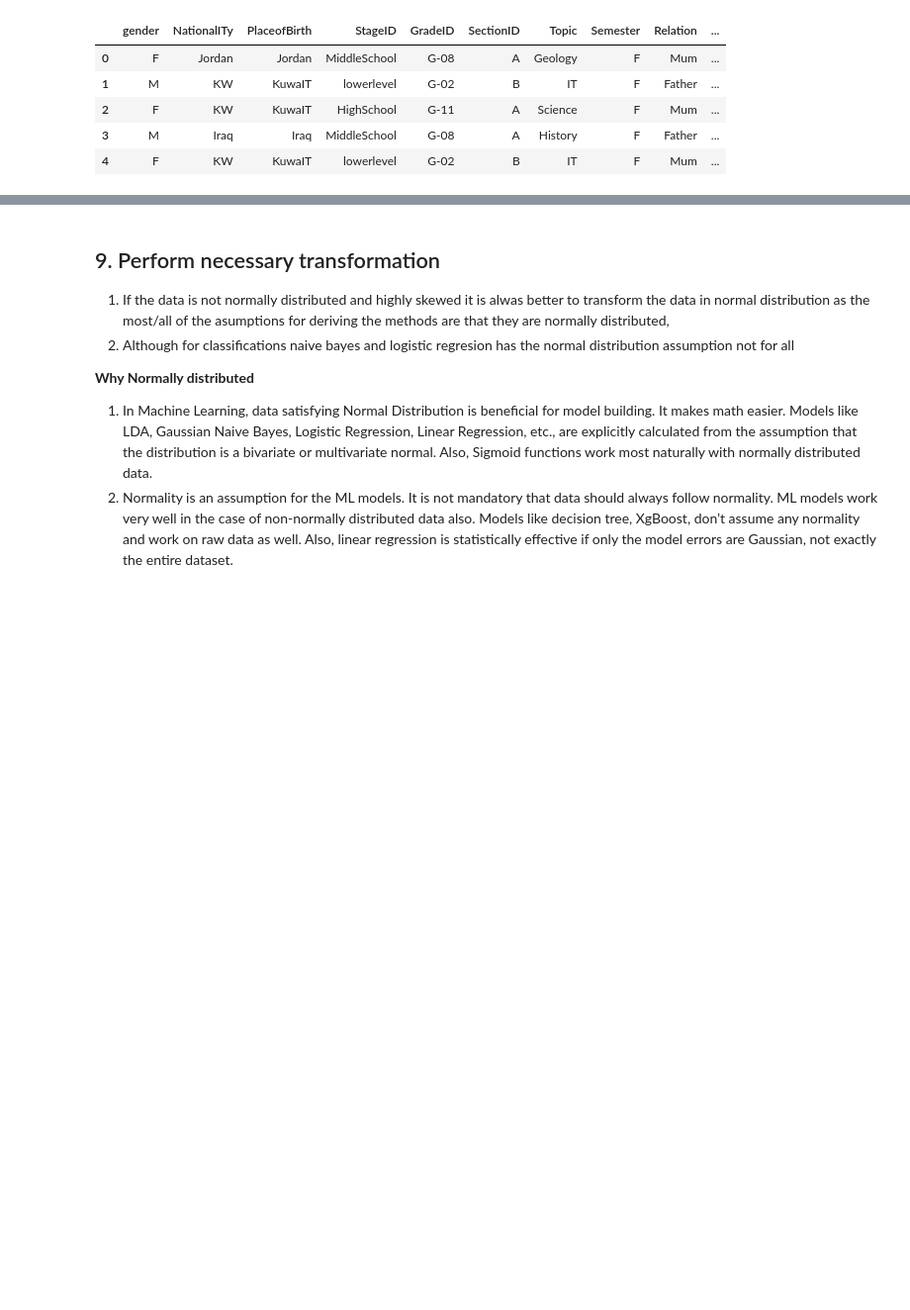
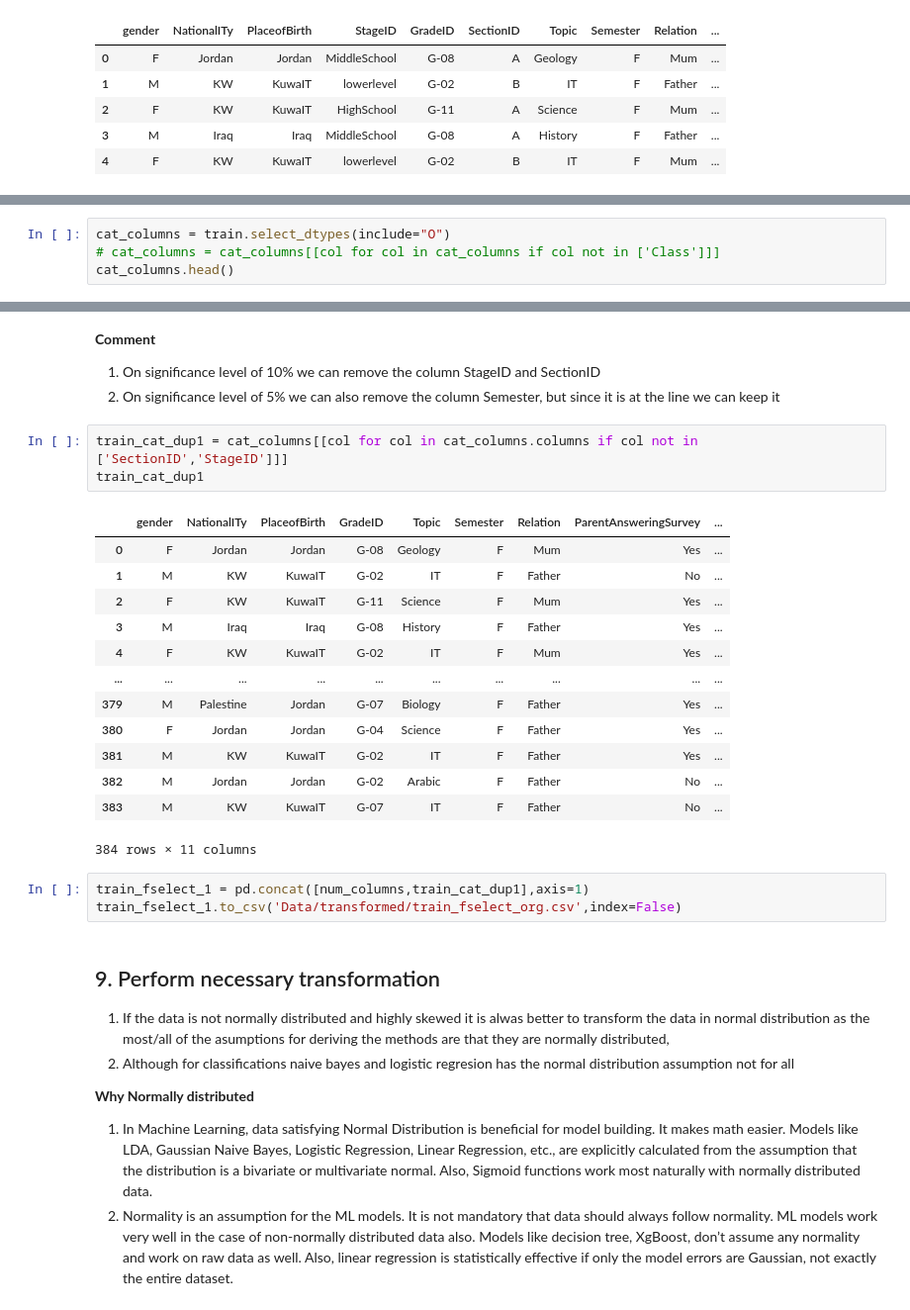
Before and after one commit to himanshudce/ML, a Jupyter notebook: Pre_Processing.ipynb, the cells around one changed output, grey strips where cells are left out. Shown at 99% size. Cells and saved outputs as stored; diff of their text form; blank space fills up the shorter version.

Commit message:
added_selected_feature

```diff
--- a/Pre_Processing.ipynb
+++ b/Pre_Processing.ipynb
@@ -465,0 +481,4 @@ Comments - We don't think we can introduce any new feature here which will be mo
+# %%
+cat_columns = train.select_dtypes(include="O")
+# cat_columns = cat_columns[[col for col in cat_columns if col not in ['Class']]]
+cat_columns.head()
@@ -466,3 +546,27 @@ Comments - We don't think we can introduce any new feature here which will be mo
+# %% [markdown]
+**Comment**
+1. On significance level of 10% we can remove the column StageID and SectionID
+2. On significance level of 5% we can also remove the column Semester, but since it is at the line we can keep it
+# %%
+train_cat_dup1 = cat_columns[[col for col in cat_columns.columns if col not in ['SectionID','StageID']]]
+train_cat_dup1
+# %% [output]
+|  | gender | NationalITy | PlaceofBirth | GradeID | Topic | Semester | Relation | ParentAnsweringSurvey | ... |
+| 0 | F | Jordan | Jordan | G-08 | Geology | F | Mum | Yes | ... |
+| 1 | M | KW | KuwaIT | G-02 | IT | F | Father | No | ... |
+| 2 | F | KW | KuwaIT | G-11 | Science | F | Mum | Yes | ... |
+| 3 | M | Iraq | Iraq | G-08 | History | F | Father | Yes | ... |
+| 4 | F | KW | KuwaIT | G-02 | IT | F | Mum | Yes | ... |
+| ... | ... | ... | ... | ... | ... | ... | ... | ... | ... |
+| 379 | M | Palestine | Jordan | G-07 | Biology | F | Father | Yes | ... |
+| 380 | F | Jordan | Jordan | G-04 | Science | F | Father | Yes | ... |
+| 381 | M | KW | KuwaIT | G-02 | IT | F | Father | Yes | ... |
+| 382 | M | Jordan | Jordan | G-02 | Arabic | F | Father | No | ... |
+| 383 | M | KW | KuwaIT | G-07 | IT | F | Father | No | ... |
+384 rows × 11 columns
+# %%
+train_fselect_1 = pd.concat([num_columns,train_cat_dup1],axis=1)
+train_fselect_1.to_csv('Data/transformed/train_fselect_org.csv',index=False)
 # %% [markdown]
 ## 9. Perform necessary transformation
 1. If the data is not normally distributed and highly skewed it is alwas better to transform the data in normal distribution as the most/all of the asumptions for deriving the methods are that they are normally distributed,
```
Also changed, not shown: parts of 19 cells of this notebook, 10 other files.
